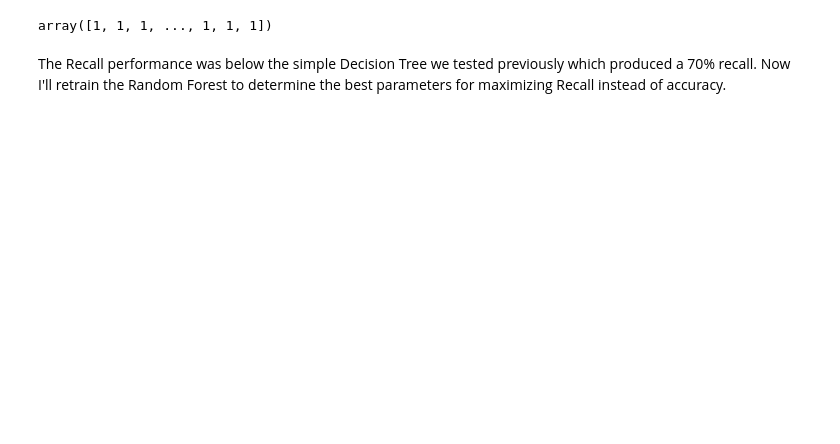
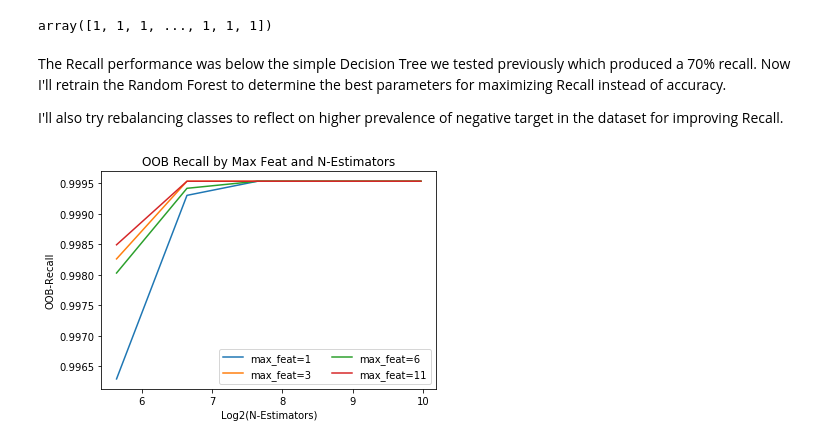
Before and after one commit to ksenialearn/hospitalization_forecast, a Jupyter notebook: random_forest.ipynb, the cells around one changed output. Saved outputs shown, nothing was run; the diff lists cells and outputs as text; code cells hidden in the pictures; blank space fills up the shorter version.

```diff
--- a/random_forest.ipynb
+++ b/random_forest.ipynb
@@ -162,6 +170,8 @@ sample_weight
 array([1, 1, 1, ..., 1, 1, 1])
 # %% [markdown]
 The Recall performance was below the simple Decision Tree we tested previously which produced a 70% recall. Now I'll retrain the Random Forest to determine the best parameters for maximizing Recall instead of accuracy.
+
+I'll also try rebalancing classes to reflect on higher prevalence of negative target in the dataset for improving Recall.
 # %%
 #Select different estimator sizes and number of features
 n_est = [50, 100, 200, 500, 1000]
@@ -185,0 +193,14 @@ sample_weight = np.array([5 if i == 0 else 1 for i in Y_train])
+# %%
+#Plot results
+
+x = np.log2(np.array(n_est))
+for m in m_feat:
+    plt.plot(x, recall_oob[m], label='max_feat={}'.format(m))
+
+plt.title('OOB Recall by Max Feat and N-Estimators')
+plt.xlabel('Log2(N-Estimators)')
+plt.ylabel('OOB-Recall')
+plt.legend(loc=4, ncol=2, prop={'size':10})
+plt.show()
+# %% [output]
+[figure, added]
```
Also changed, not shown: parts of 20 cells of this notebook, 1 other file.
